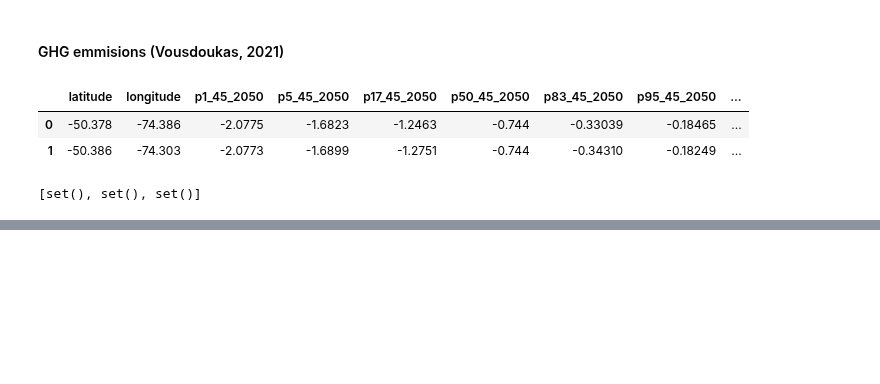
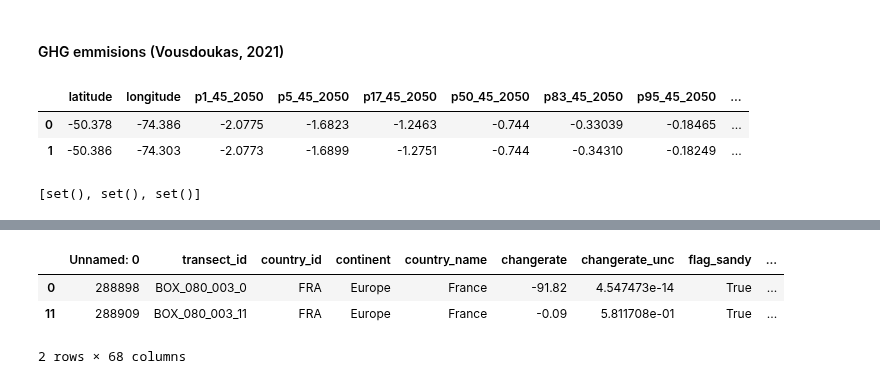
Before and after one commit to openearth/global-coastal-atlas, a Jupyter notebook: notebooks/04. SM_futureproj.ipynb, the cells around one changed output, grey strips where cells are left out. Saved outputs shown, nothing was run; the diff lists cells and outputs as text; code cells hidden in the pictures; blank space fills up the shorter version.

```diff
--- a/notebooks/04. SM_futureproj.ipynb
+++ b/notebooks/04. SM_futureproj.ipynb
@@ -106,0 +79,36 @@ df_merged3 = df_merged2.merge(df_vous_tot, on = 'transect_id', how = 'left')
+# %%
+def future_timeseries(a, b, cor_2050, cor_2100):
+    dt = np.arange(1984, 2101, 1)
+
+    y2021 = a + (2021 - 1984) * b
+    y2050 = a + (2050 - 1984) * b + cor_2050
+    y2100 = a + (2100 - 1984) * b + cor_2100
+
+    s = pd.Series(index = dt, dtype='float64')
+    s.loc[1984] = a
+    s.loc[2021] = y2021
+    s.loc[2050] = y2050
+    s.loc[2100] = y2100
+    s = s.interpolate(method = 'index').values
+
+    return s
+# %%
+# AMBIENT
+gdf_vous_join['Ambient'] = gdf_vous_join.apply(lambda row: future_timeseries(row.intercept, row.changerate, 0, 0), axis = 1)
+
+# RCP4.5
+gdf_vous_join['RCP4.5_p5'] = gdf_vous_join.apply(lambda row: future_timeseries(row.intercept, row.changerate, row.p5_45_2050, row.p5_45_2100), axis = 1)
+gdf_vous_join['RCP4.5_p50'] = gdf_vous_join.apply(lambda row: future_timeseries(row.intercept, row.changerate, row.p50_45_2050, row.p50_45_2100), axis = 1)
+gdf_vous_join['RCP4.5_p95'] = gdf_vous_join.apply(lambda row: future_timeseries(row.intercept, row.changerate, row.p95_45_2050, row.p95_45_2100), axis = 1)
+
+# RCP8.5
+gdf_vous_join['RCP8.5_p5'] = gdf_vous_join.apply(lambda row: future_timeseries(row.intercept, row.changerate, row.p5_85_2050, row.p5_85_2100), axis = 1)
+gdf_vous_join['RCP8.5_p50'] = gdf_vous_join.apply(lambda row: future_timeseries(row.intercept, row.changerate, row.p50_85_2050, row.p50_85_2100), axis = 1)
+gdf_vous_join['RCP8.5_p95'] = gdf_vous_join.apply(lambda row: future_timeseries(row.intercept, row.changerate, row.p95_85_2050, row.p95_85_2100), axis = 1)
+# %%
+gdf_vous_join.head(2)
+# %% [output]
+|  | Unnamed: 0 | transect_id | country_id | continent | country_name | changerate | changerate_unc | flag_sandy | ... |
+| 0 | 288898 | BOX_080_003_0 | FRA | Europe | France | -91.82 | 4.547473e-14 | True | ... |
+| 11 | 288909 | BOX_080_003_11 | FRA | Europe | France | -0.09 | 5.811708e-01 | True | ... |
+2 rows × 68 columns
```
Also changed, not shown: parts of 12 cells of this notebook, 1 other file.
